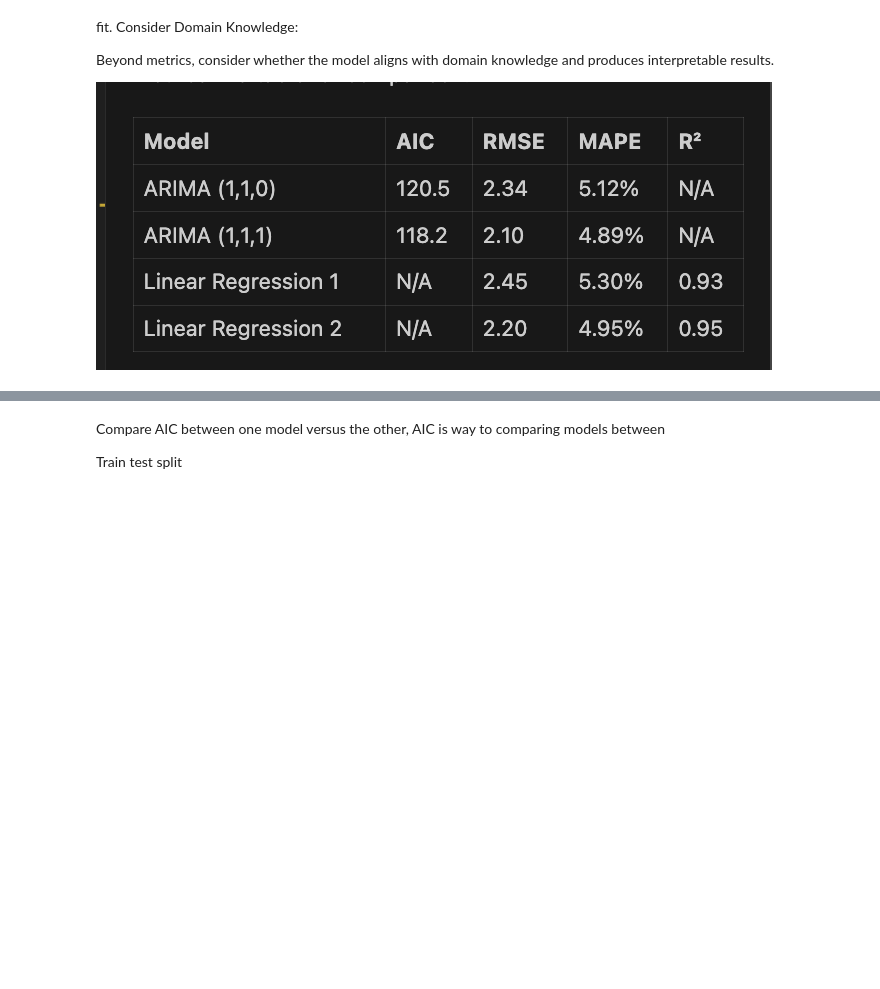
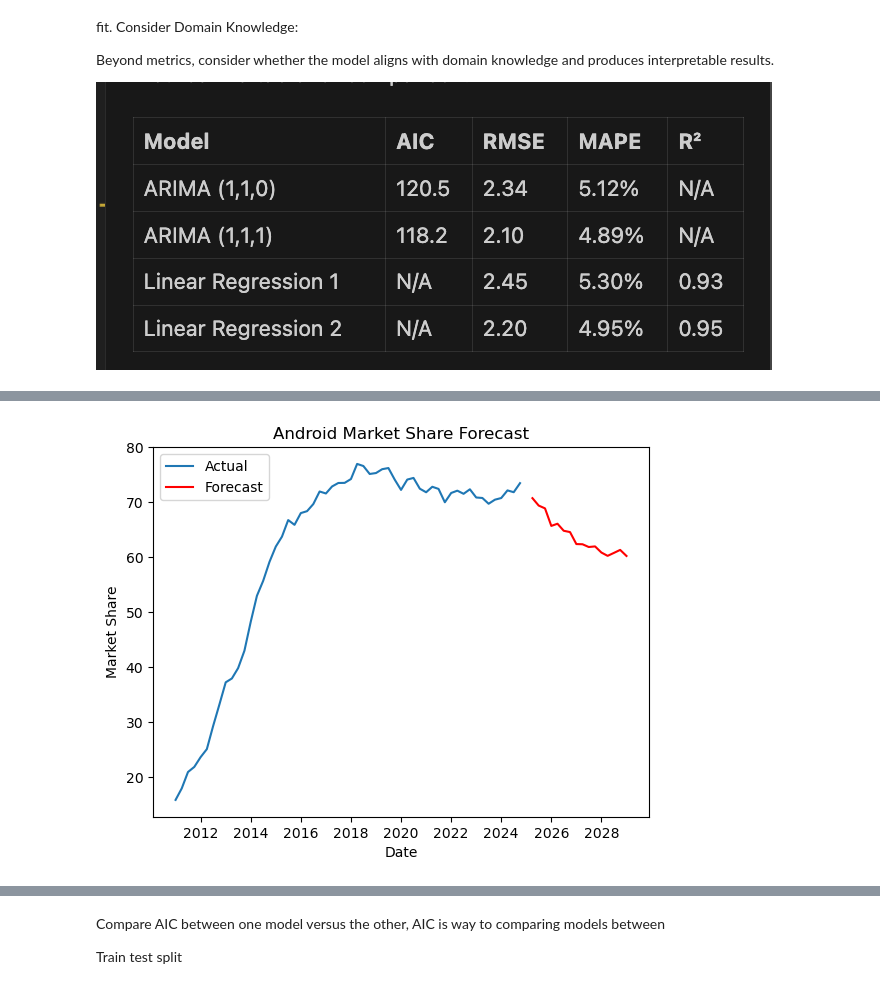
Before and after one commit to kamm8899/CompetitingTechnologies, a Jupyter notebook: Desktop/Research /CompetingTechnologies.ipynb, the cells around one changed output, grey strips where cells are left out. Cells and saved outputs as stored; diff of their text form; code cells hidden in the pictures; blank space fills up the shorter version.

```diff
--- a/Desktop/Research /CompetingTechnologies.ipynb
+++ b/Desktop/Research /CompetingTechnologies.ipynb
@@ -376,3 +376,92 @@ Consider Domain Knowledge:
 Beyond metrics, consider whether the model aligns with domain knowledge and produces interpretable results.
 
 ![image.png](attachment:image.png)
+# %%
+#ARIMA model test if the
+#Android
+#How do I add the rest of the constraints to this model?
+
+data = { 'date':['2011-Q1', '2011-Q2', '2011-Q3', '2011-Q4', '2012-Q1', '2012-Q2', '2012-Q3', '2012-Q4', '2013-Q1', '2013-Q2', '2013-Q3', '2013-Q4', '2014-Q1', '2014-Q2', '2014-Q3', '2014-Q4', '2015-Q1', '2015-Q2', '2015-Q3', '2015-Q4', '2016-Q1', '2016-Q2', '2016-Q3', '2016-Q4', '2017-Q1', '2017-Q2', '2017-Q3', '2017-Q4', '2018-Q1', '2018-Q2', '2018-Q3', '2018-Q4',' 2019-Q1','2019-Q2','2019-Q3','2019-Q4','2020- Q1',' 2020- Q2',' 2020- Q3',' 2020- Q4',' 2021- Q1',' 2021- Q2',' 2021- Q3',' 2021- Q4',' 2022- Q1',' 2022- Q2',' 2022- Q3',' 2022- Q4',' 2023- Q1',' 2023- Q2',' 2023- Q3',' 2023- Q4',' 2024- Q1',' 2024- Q2',' 2024- Q3',' 2024- Q4'],
+         'market_share_apple':['24.38','20.04','21.21','22.71','23.99','24.56','23.63','23.26','27.14','25.09','22.73','21.82','23.6','24.29','24.73','23.51','22.64','20.22','18.14','19.21','18.82','20.33','19.38','18.89','19.5','19.35','19.37','19.91','20.83','18.91','20.66','21.98','22.4','22.04','22.48','24.79','27.03','25.26','24.98','26.91','27.41','26.35','26.75','29.24','27.57','27.22','27.8','26.98','28.42','28.44','29.58','28.8','28.46','27.16','27.61','26.04'],
+         'market_share_android': ['15.82','17.92','20.9','21.83','23.61','25.07','29.25','33.19','37.23','37.93','39.82','42.99','48.26','52.98','55.7','59.15','61.94','63.75','66.77','65.9','68.04','68.39','69.68','71.97','71.61','72.89','73.52','73.54','74.24','76.99','76.61','75.16','75.33','76.03','76.24','74.13','72.26','74.14','74.44','72.48','71.83','72.83','72.44','70.01','71.7','72.12','71.55','72.37','70.88','70.79','69.74','70.48','70.78','72.17','71.84','73.49'],
+         'Apple_investment':['581','628','645','758','841','876','628','906','1,010','1,119','1,178','1,168','1,330','1,422','1,603','1,686','1,895','1,918','2,034','2,220','2,404','2,511','2,560','2,570','2,871','2,776','2,937','2,997','3407','3378','3701','3750','3948','4257','4110','4451','4565','4758','4978','5163','5262','5717','5772','6306','6387','6797','6761','7709','7457','7442','7307',' $7,696 ',' $7,903',' $8,006',' $7,765',' $8,268'],
+         'Samsung_Research': ['16.14','17.39','16.75','18.85','18.8','19.77','20.58','20.53','22.92','24.45','25.17','25.96','25.28','25.63','22.92735','25.16807','24.05','23.0894','23.55','23.838708','24.6','24.19','24.19','24.39','25.974546','27.352506','28.799364','30.521814','29.074956','30.848426','35.18','36.102552','33.76002','34.10451','35.344674','33.7241544','36.929328','35.964756','36.584838','35.964756','37.480512','37.067124','35.206878','44.577006','40.787616','43.06125','43.199046','44.545946','45.334884','49.656','48.297498','52.01799','53.878236','49.60656','48.297498','51.66735'],
+         'android_price_average': ['380,','380','380','380','380','320','320','320','276','276','276','276','254','254','254','254','232','232','232','232','220','220','220','220','235','235','235','235','254','254','254','254','270','270','270','270','292','292','292','292','296','296','296','296','300','300','300','300','305','305','305','305','305','305', '305','305'],
+         'iphone_prices': ['199','199','199','199','199','199','199','199','99','99','99','99','249','249','249','249','249','249','249','249','606','606','606','606','832','832','832','832','949','949','949','949','933','933','933','933','999','999','999','999','899','899','899','899','949','949','949','949','974','974','974','974','974','974','974','974']
+
+
+}
+# Strip leading/trailing spaces from 'date' strings
+data['date'] = [d.strip().replace(' ', '') for d in data['date']]
+
+
+# Convert 'date' to datetime by parsing year and quarter
+def parse_quarter(date_str):
+    year, quarter = date_str.split('-')
+    quarter_start_month = {'Q1': '01', 'Q2': '04', 'Q3': '07', 'Q4': '10'}
+    return f"{year}-{quarter_start_month[quarter]}-01"
+
+df = pd.DataFrame(data)
+df['date'] = pd.to_datetime(df['date'].apply(parse_quarter))
+df.set_index('date', inplace=True)
+
+# Convert market share and other columns to numeric, handling errors
+df['market_share_apple'] = pd.to_numeric(df['market_share_apple'], errors='coerce')
+df['market_share_android'] = pd.to_numeric(df['market_share_android'], errors='coerce')
+df['Apple_investment'] = pd.to_numeric(df['Apple_investment'].str.replace(',', '').str.replace('$', ''), errors='coerce')
+df['Samsung_Research'] = pd.to_numeric(df['Samsung_Research'], errors='coerce')
+df['android_price_average'] = pd.to_numeric(df['android_price_average'].str.replace(',', ''), errors='coerce')
+df['iphone_prices'] = pd.to_numeric(df['iphone_prices'], errors='coerce')
+
+# Drop rows with missing or invalid data
+df.dropna(inplace=True)
+
+Y = df['market_share_android']
+X = df[['market_share_apple','Apple_investment', 'Samsung_Research', 'android_price_average', 'iphone_prices']]
+
+# Reset index to access 'date' column for forecasting
+df.reset_index(inplace=True)
+
+# Split data into training and testing sets
+X_train = X.iloc[0:40,:]
+X_test = X.iloc[40:,:]
+y_train = Y.iloc[0:40]
+y_test = Y.iloc[40:]
+
+from statsmodels.tsa.arima.model import ARIMA
+model = ARIMA(y_train, exog=X_train, order=(1, 1, 0))
+
+model_fit = model.fit()
+print(model_fit.summary())
+
+# Forecast the next 4 quarters
+forecast = model_fit.forecast(steps=len(X_test), exog=X_test)
+
+# Create a datetime index for the forecast
+forecast_index = pd.date_range(start=df['date'].iloc[-1], periods=len(X_test) + 1, freq='Q')[1:]
+
+# Plot the data
+import matplotlib.pyplot as plt
+plt.plot(df['date'], df['market_share_android'], label='Actual')
+plt.plot(forecast_index, forecast, label='Forecast', color='red')
+plt.xlabel('Date')
+plt.ylabel('Market Share')
+plt.title('Android Market Share Forecast')
+plt.legend()
+plt.show()
+
+# Root Squared Error
+from sklearn.metrics import mean_squared_error
+from math import sqrt
+rmse = sqrt(mean_squared_error(y_test, forecast))
+print(f"Root Mean Squared Error: {rmse}")
+# Mean Average Percentage Error
+from sklearn.metrics import mean_absolute_percentage_error
+mape = mean_absolute_percentage_error(y_test, forecast)
+print(f"Mean Absolute Percentage Error: {mape}")
+
+#stationarity == not stationary
+#might want to do -- play with the 1,1,1 ---
+# look at what is seasonal order is
+#looks back and see what happened before, and uses that to predict
+# %% [output]
@@ -378,0 +485 @@ Beyond metrics, consider whether the model aligns with domain knowledge and prod
+[figure, added]
```
Also changed, not shown: parts of 2 cells of this notebook.
